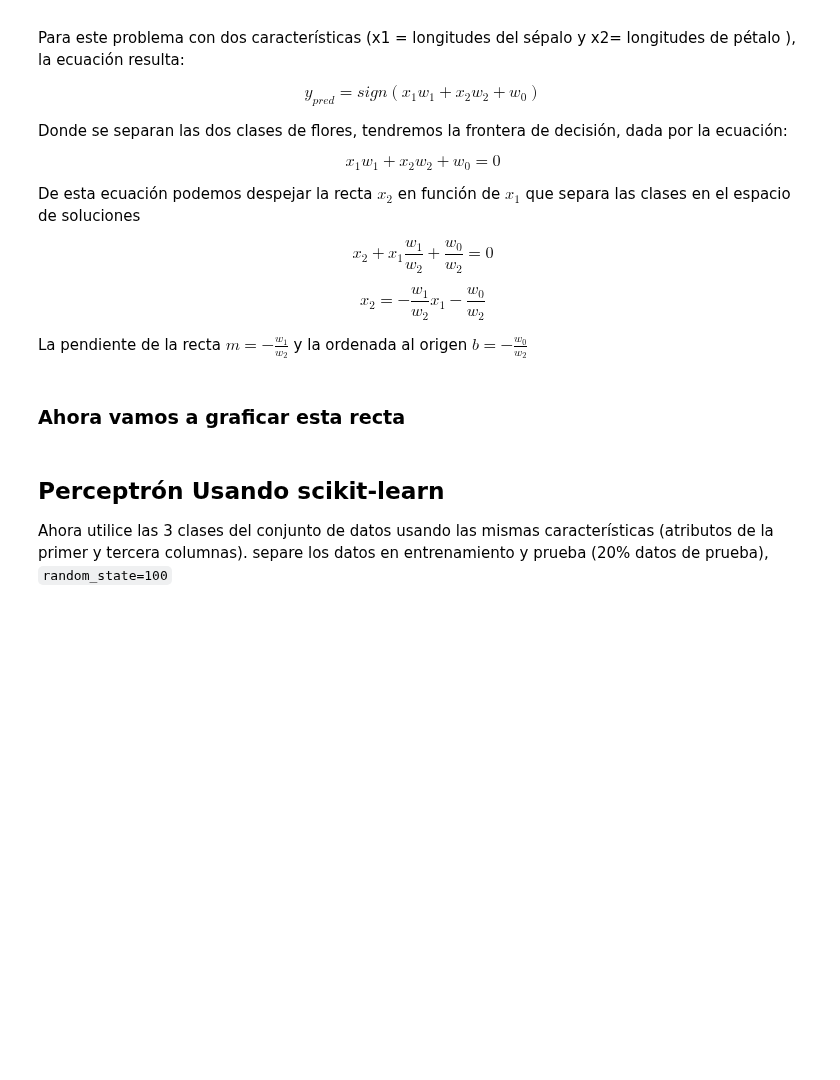
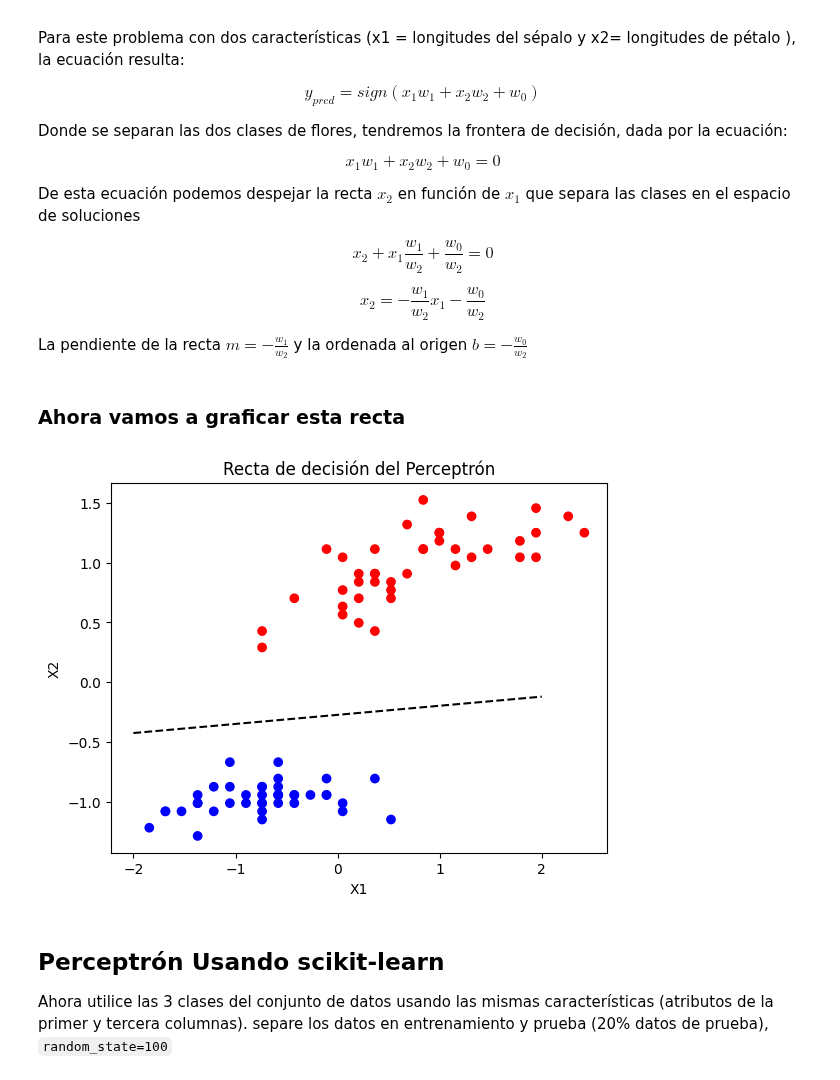
Before and after one commit to axelescalante0/Aprendizaje-Maquinal, a Jupyter notebook: main/PerceptronSimple.ipynb, the cells around one changed output. Cells and saved outputs as stored; diff of their text form; code cells hidden in the pictures; blank space fills up the shorter version.

Commit message:
Perceptron Simple: Añadida la gráfica de la recta de decisión del Perceptrón

```diff
--- a/main/PerceptronSimple.ipynb
+++ b/main/PerceptronSimple.ipynb
@@ -298,13 +298,38 @@ La pendiente de la recta  $ m = -\frac{w_1}{w_2}$ y la ordenada al origen $ b =
 ### Ahora vamos a graficar esta recta
 # %%
 #------------------ Representación de la recta ------------------------------------
-# vector de pesos del perceptrón entrenado
+
 
 # cálculo de la pendiente
 
 # cálculo de la ordenada al origen
 
+
+
+
+
+# vector de pesos del perceptrón entrenado
+w = perceptron.w_
+
+# cálculo de la pendiente
+pendiente = -w[1] / w[2]
+
+# cálculo de la ordenada al origen
+ordenada_origen = -w[0] / w[2]
+
 # armo la recta y la grafico junto a los datos
+x = np.linspace(-2, 2, 100)
+y_recta = pendiente * x + ordenada_origen
+
+# Graficar los datos
+plt.scatter(X_train_std[:, 0], X_train_std[:, 1], c=y_train, cmap='bwr', marker='o')a
+plt.plot(x, y_recta, color='black', linestyle='--')
+plt.xlabel('X1')
+plt.ylabel('X2')
+plt.title('Recta de decisión del Perceptrón')
+plt.show()
+# %% [output]
+[figure, added]
 # %% [markdown]
 ## Perceptrón Usando scikit-learn
 
```
